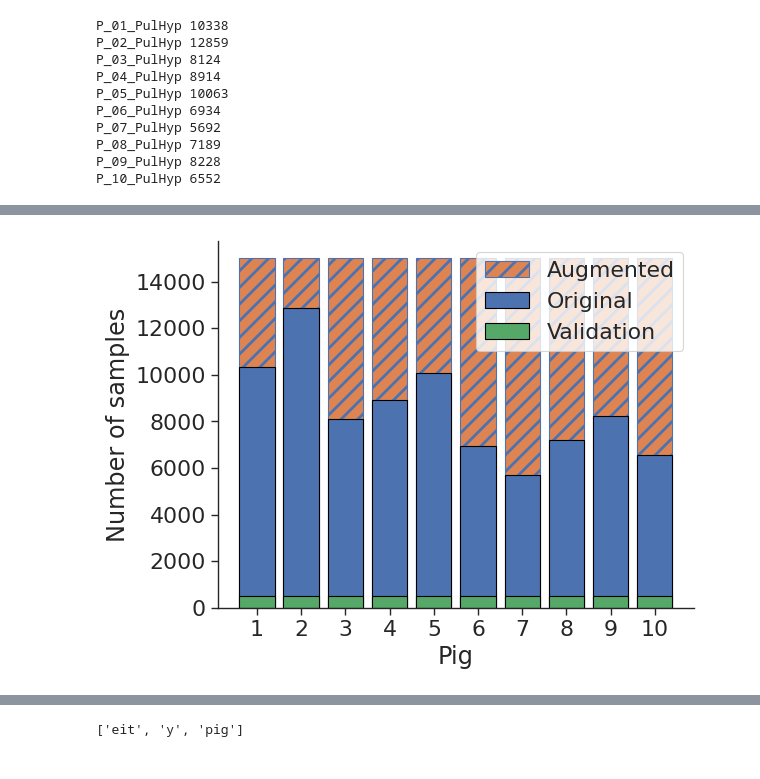
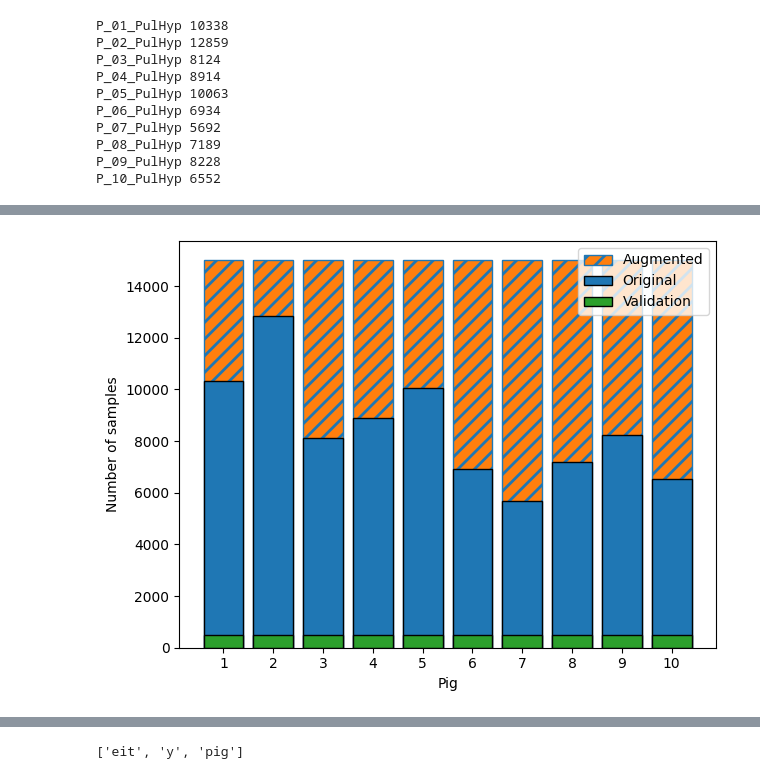
Before and after one commit to EITLabworks/In-Vivo-Data-Driven-Aortic-Pressure-Estimation-from-EIT, a Jupyter notebook: data_augmentation.ipynb, the cells around one changed output, grey strips where cells are left out. Saved outputs shown, nothing was run; the diff lists cells and outputs as text; code cells hidden in the pictures.

Commit message:
updated augmentataion

```diff
--- a/data_augmentation.ipynb
+++ b/data_augmentation.ipynb
@@ -1,28 +1,17 @@
 # %%
 import numpy as np
-
+from glob import glob
 np.random.seed(42)
 
-import glob
 import os
 from multiprocessing import Pool, cpu_count
+
+from src.helping import add_noise_2d, copy_sample, augment_sample
 
 import matplotlib.pyplot as plt
 
 from src.data_util import load_preprocess_examples
 import seaborn as sns
-
-fs = 18
-plt.rcParams.update({"font.size": fs})
-# set layout-theme
-sns.set_theme(style="white", context="talk")
-plt.rcParams.update({"font.size": 12})
-plt.rcParams["axes.grid"] = True
-sns.set(font_scale=1.8)
-
-custom_params = {"axes.spines.right": False, "axes.spines.top": False}
-sns.set_theme(style="ticks", rc=custom_params)
-sns.set_context(context="paper", font_scale=1.8)
 # %%
 hist_pig_dict = {}
 load_path = "/data/PulHypStudie_Check_npz_v2/"
@@ -46,5 +31,11 @@ P_07_PulHyp 5692
 P_08_PulHyp 7189
 P_09_PulHyp 8228
 P_10_PulHyp 6552
+# %%
+Version = 5
+SNR = 20
+
+max_samples = 15_000
+validation_limit = 500
 # %%
 try:
@@ -63,23 +64,17 @@ test_limit = 500
 # %%
 values = list(hist_pig_dict.values())
 
 plt.rcParams["hatch.linewidth"] = 2
 for i, v in enumerate(values):
-    # if i == 6:
-    #    pass
-    # else:
     plt.bar(i, max_samples, color="C1", edgecolor="C0", hatch="//")
     plt.bar(i, v, color="C0", edgecolor="black")
-    plt.bar(i, test_limit, color="C2", edgecolor="black")
-    # plt.bar(6,values[6], color='C3',edgecolor="black")
+    plt.bar(i, validation_limit, color="C2", edgecolor="black")
 plt.xticks(ticks=np.arange(0, 10), labels=np.arange(1, 11))
 plt.ylabel("Number of samples")
 plt.xlabel("Pig")
 plt.legend(["Augmented", "Original", "Validation"])
 plt.tight_layout()
 # plt.savefig("images/hist_pig_samples_aug_v2.png")
-# plt.savefig("images/hist_pig_samples_aug_v2.pdf")
-# plt.savefig("images/hist_pig_samples_aug_v2.svg")
 plt.show()
 # %% [output]
-[figure, old version]
+[figure, new version]
```
Also changed, not shown: parts of 42 cells of this notebook.
